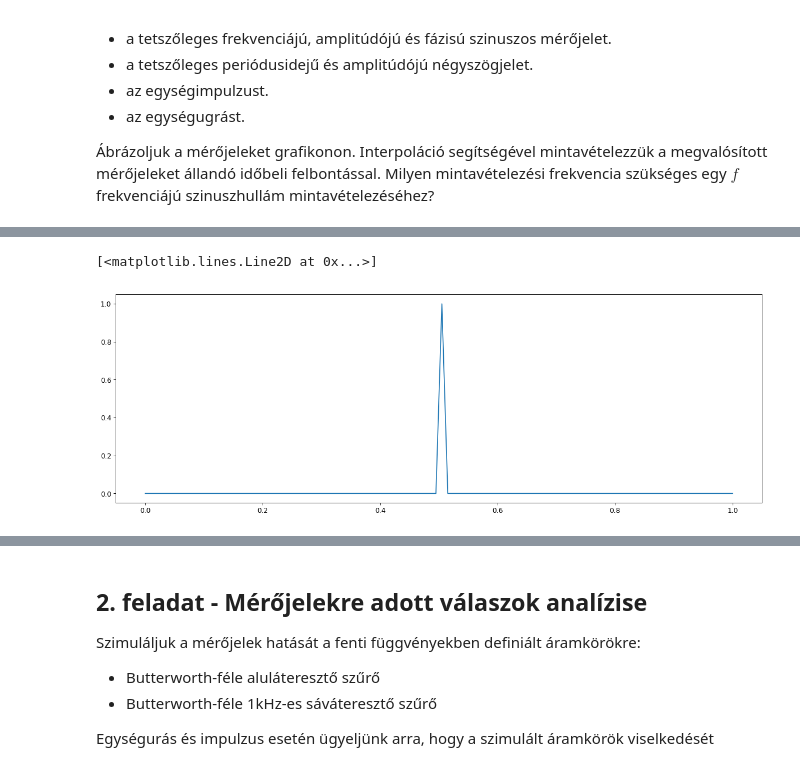
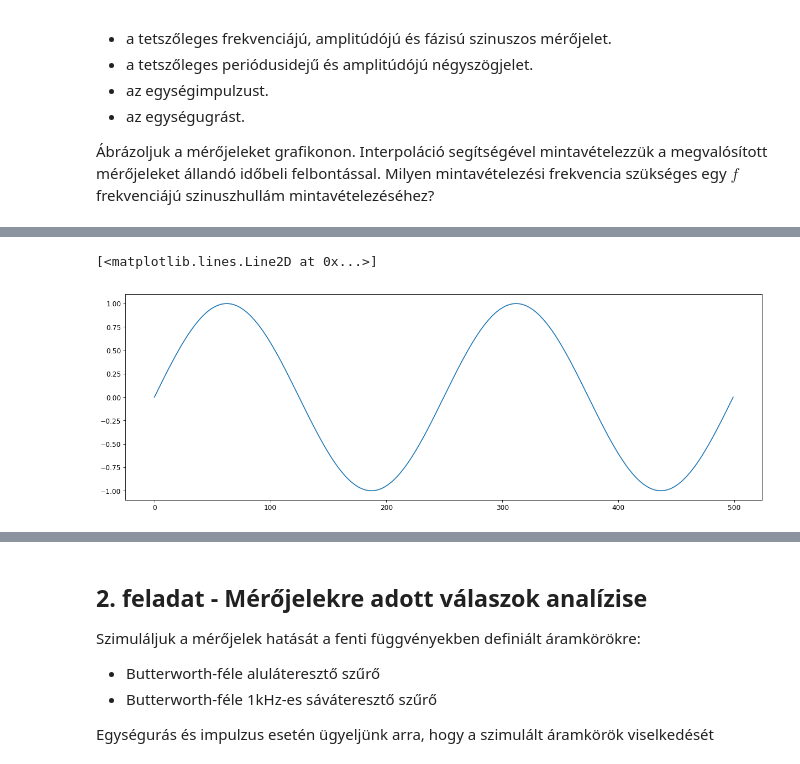
Before and after one commit to Tominano/Numerical-methods-of-physics-II, a Jupyter notebook: 3_feladatsor/3_feladat_Kapolcs.ipynb, the cells around one changed output, grey strips where cells are left out. Saved outputs shown, nothing was run; the diff lists cells and outputs as text; code cells hidden in the pictures.

```diff
--- a/3_feladatsor/3_feladat_Kapolcs.ipynb
+++ b/3_feladatsor/3_feladat_Kapolcs.ipynb
@@ -197,24 +200,23 @@ import matplotlib.pyplot as plt
 # %%
 # mérőjeleket megvalósítő függvények
-def mero_sin(t, A = 1, f = 1000, phi = 1):
+def mero_sin(t = np.linspace(0, 1, 500), A = 1, f = 1000, phi = 0):
     jel = A*np.sin(2*np.pi*f*t+phi) # A amlitudó, f frekvencia, phi kezdőfázis
     return jel
 
-def mero_negyszog(t, x = [0,1], n = 500, A = 1, f = 1000): # A 5 Hz waveform sampled at 500 Hz for 1 second:
-    #t = np.linspace(x[0], x[1], n)
+def mero_negyszog(t = np.linspace(0, 1, 500), A = 1, f = 1000): # A 5 Hz waveform sampled at 500 Hz for 1 second:
     #jel = A * np.sign(np.sin(2*np.pi*f*t)) # A amlitudó, n periodusidő (T)
     jel2 = A * signal.square(2*np.pi*f*t) # A amlitudó, n periodusidő (T)
     #jel3 = [1 if int(2*np.pi*f*t)%2 == 0 else -1 for t in t]
+    #return jel, jel2, jel3
     return jel2
 
-def mero_egysegimp(x = [0,1], n = 100):
-    t = np.linspace(x[0], x[1], n)
-    jel = signal.unit_impulse(n, 'mid')
-    return t, jel
+def mero_egysegimp(t = np.linspace(0, 1, 500)):
+    jel = signal.unit_impulse(len(t), 'mid')
+    return jel
 
-def mero_egysegugras(x = [0,1], n = 100):
-    t = np.linspace(x[0], x[1], n)
-    jel = (np.sign(t)+1)/2 # 0.5 0-ban
-    jel2 = np.heaviside(t,0.5)
-    jel3 = [0 if t<0 else 1 if t>0 else 0.5 for t in t]
-    return t, jel, jel2, jel3
+def mero_egysegugras(t = np.linspace(-1, 1, 500), A = 1000):
+    #jel = (np.sign(t)+1)/2 # 0.5 0-ban
+    jel2 = A*np.heaviside(t,0.5)
+    #jel3 = [0 if t<0 else 1 if t>0 else 0.5 for t in t]
+    #return jel, jel2, jel3
+    return jel2
@@ -237,8 +223,6 @@ plt.plot(mero_negyszog_obj[0], mero_negyszog_obj[3])
 # %%
-mero_egysegimp_obj = mero_egysegimp()
-
 plt.figure(num=None, figsize=(16, 6), dpi=80, facecolor='w', edgecolor='k')
-plt.plot(mero_egysegimp_obj[0], mero_egysegimp_obj[1])
+plt.plot(mero_sin())
 # %% [output]
 [<matplotlib.lines.Line2D at 0x...>]
-[figure, old version]
+[figure, new version]
```
Also changed, not shown: parts of 9 cells of this notebook, 1 other file.
